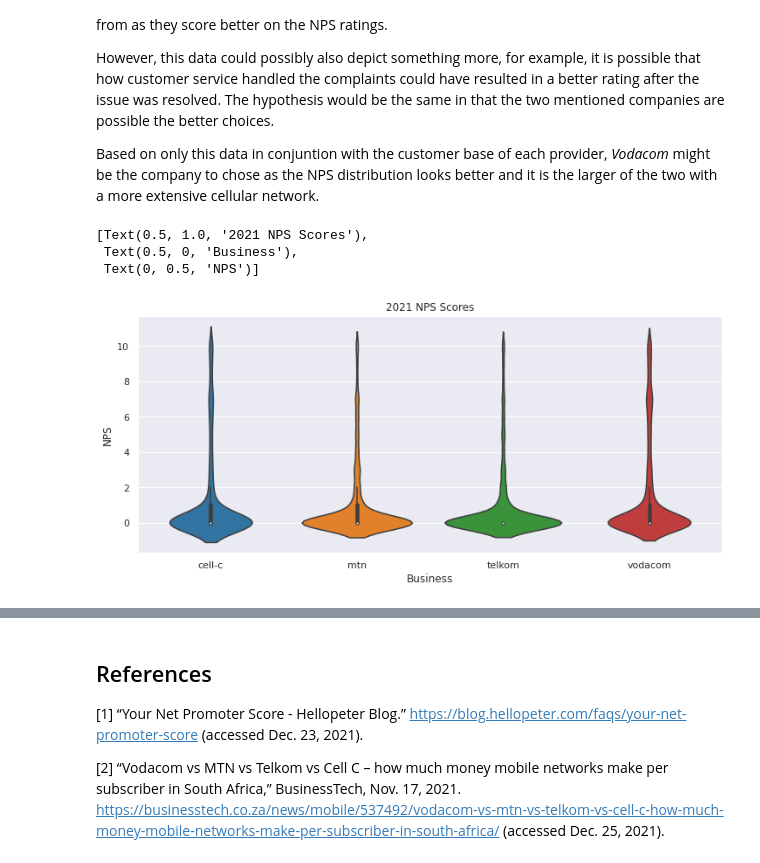
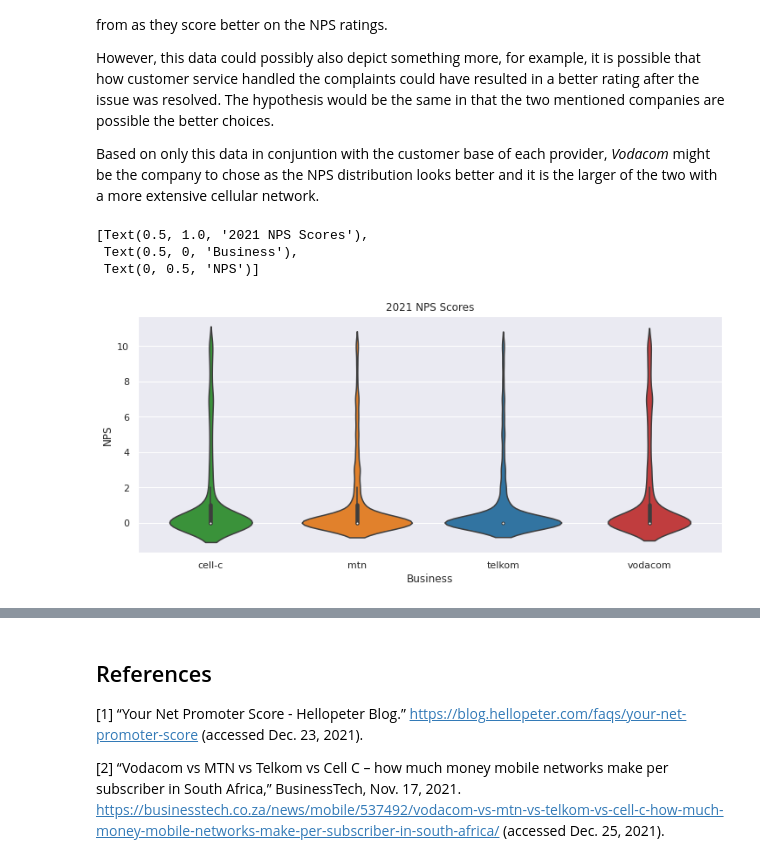
Before and after one commit to JohnnyFoulds/dsm020-2021-oct, a Jupyter notebook: coursework_01/cw.ipynb, the cells around one changed output, grey strips where cells are left out. Drawn from its saved outputs; the diff is of its cells as text; code cells hidden in the pictures.

```diff
--- a/coursework_01/cw.ipynb
+++ b/coursework_01/cw.ipynb
@@ -791,6 +791,7 @@ sns.set_palette(telecom_colors)
 # exclude december 2021 data is it is not a complete month
 stop_at = datetime.datetime(2021, 12, 1)
 df_eda = df_reviews.query('created_at < @stop_at').sort_values(by='business_slug').reset_index(drop=True)
+df_eda['replies'] = df_eda.replied.astype('int')
 # %% [markdown]
 Talk about the subscriber base <a href='#telecom_size'>[2]</a>
 # %%
@@ -884,17 +886,16 @@ Based on only this data in conjuntion with the customer base of each provider, _
 # %%
 nps_plot = sns.violinplot(
     data=df_eda,
     x="business_slug",
-    y="nps_rating",
-    palette="tab10")
+    y="nps_rating")
 
 nps_plot.set(
     title='2021 NPS Scores',
     xlabel='Business',
     ylabel='NPS'
 )
 # %% [output]
 [Text(0.5, 1.0, '2021 NPS Scores'),
  Text(0.5, 0, 'Business'),
  Text(0, 0.5, 'NPS')]
-[figure, old version]
+[figure, new version]
```
Also changed, not shown: parts of 12 cells of this notebook.
